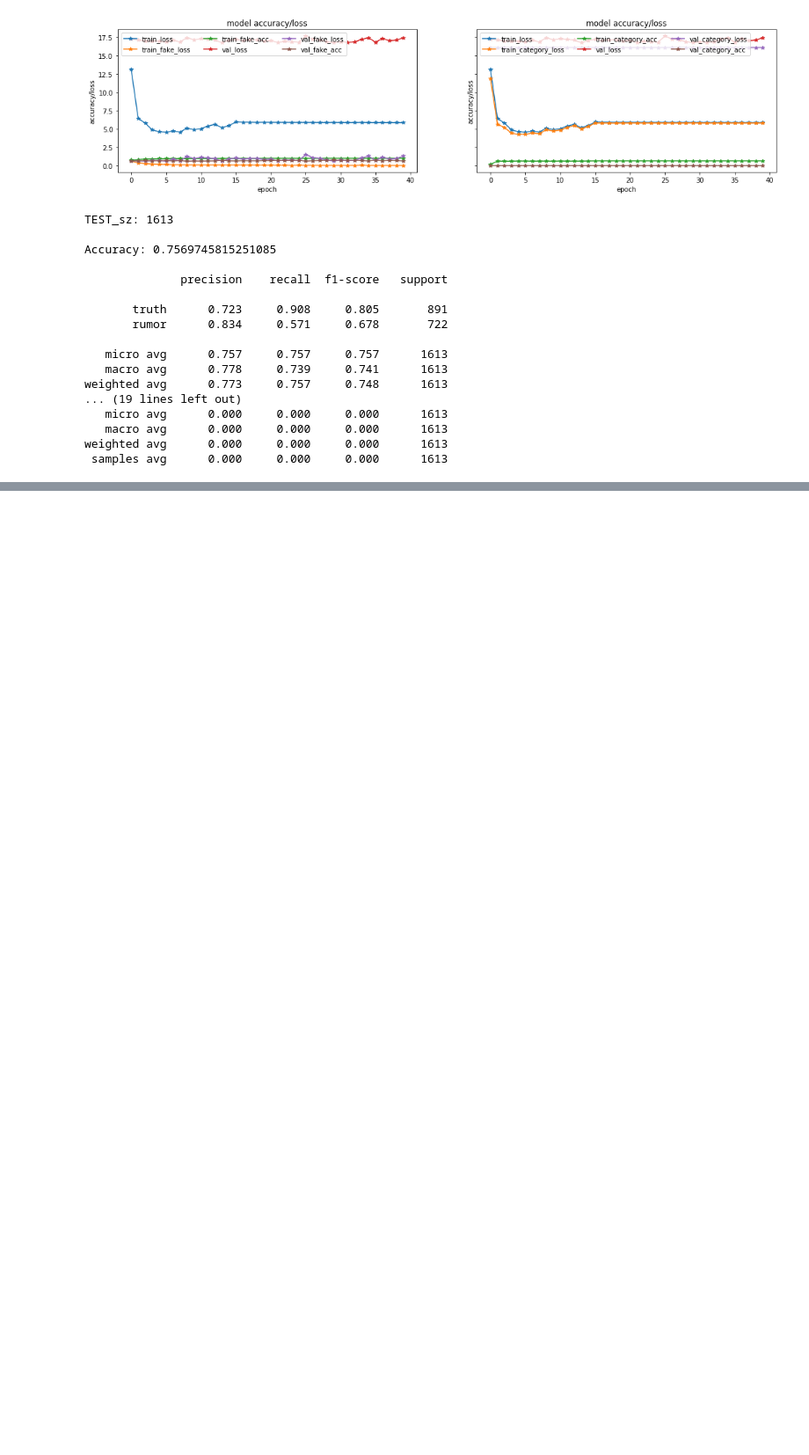
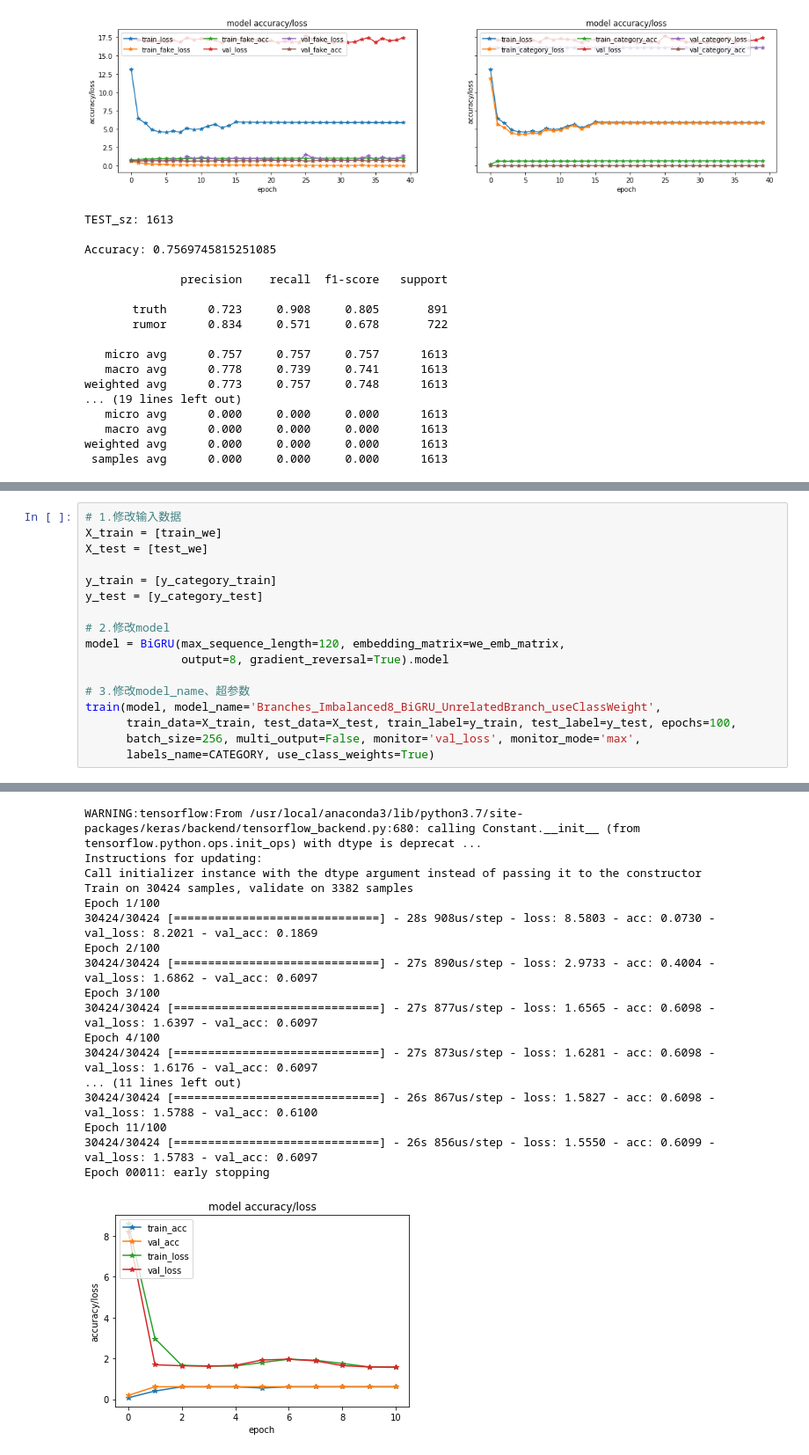
Before and after one commit to RMSnow/MM-Course, a Jupyter notebook: zhangxueyao/models/text-transfer-models.ipynb, the cells around one changed output, grey strips where cells are left out. Shown at 88% size. Saved outputs shown, nothing was run; the diff lists cells and outputs as text; blank space fills up the shorter version.

```diff
--- a/zhangxueyao/models/text-transfer-models.ipynb
+++ b/zhangxueyao/models/text-transfer-models.ipynb
@@ -501,0 +823,18 @@ weighted avg      0.000     0.000     0.000      1613
+# %%
+# 1.修改输入数据
+X_train = [train_we]
+X_test = [test_we]
+
+y_train = [y_category_train]
+y_test = [y_category_test]
+
+# 2.修改model
+model = BiGRU(max_sequence_length=120, embedding_matrix=we_emb_matrix,
+              output=8, gradient_reversal=True).model
+
+# 3.修改model_name、超参数
+train(model, model_name='Branches_Imbalanced8_BiGRU_UnrelatedBranch_useClassWeight',
+      train_data=X_train, test_data=X_test, train_label=y_train, test_label=y_test, epochs=100,
+      batch_size=256, multi_output=False, monitor='val_loss', monitor_mode='max',
+      labels_name=CATEGORY, use_class_weights=True)
+# %% [output]
@@ -501,0 +858,18 @@ weighted avg      0.000     0.000     0.000      1613
+WARNING:tensorflow:From /usr/local/anaconda3/lib/python3.7/site-packages/keras/backend/tensorflow_backend.py:680: calling Constant.__init__ (from tensorflow.python.ops.init_ops) with dtype is deprecat ...
+Instructions for updating:
+Call initializer instance with the dtype argument instead of passing it to the constructor
+Train on 30424 samples, validate on 3382 samples
+Epoch 1/100
+30424/30424 [==============================] - 28s 908us/step - loss: 8.5803 - acc: 0.0730 - val_loss: 8.2021 - val_acc: 0.1869
+Epoch 2/100
+30424/30424 [==============================] - 27s 890us/step - loss: 2.9733 - acc: 0.4004 - val_loss: 1.6862 - val_acc: 0.6097
+Epoch 3/100
+30424/30424 [==============================] - 27s 877us/step - loss: 1.6565 - acc: 0.6098 - val_loss: 1.6397 - val_acc: 0.6097
+Epoch 4/100
+30424/30424 [==============================] - 27s 873us/step - loss: 1.6281 - acc: 0.6098 - val_loss: 1.6176 - val_acc: 0.6097
+... (11 lines left out)
+30424/30424 [==============================] - 26s 867us/step - loss: 1.5827 - acc: 0.6098 - val_loss: 1.5788 - val_acc: 0.6100
+Epoch 11/100
+30424/30424 [==============================] - 26s 856us/step - loss: 1.5550 - acc: 0.6099 - val_loss: 1.5783 - val_acc: 0.6097
+Epoch 00011: early stopping
+[figure, added]
```
Also changed, not shown: parts of 88 cells of this notebook, 4 other files.
